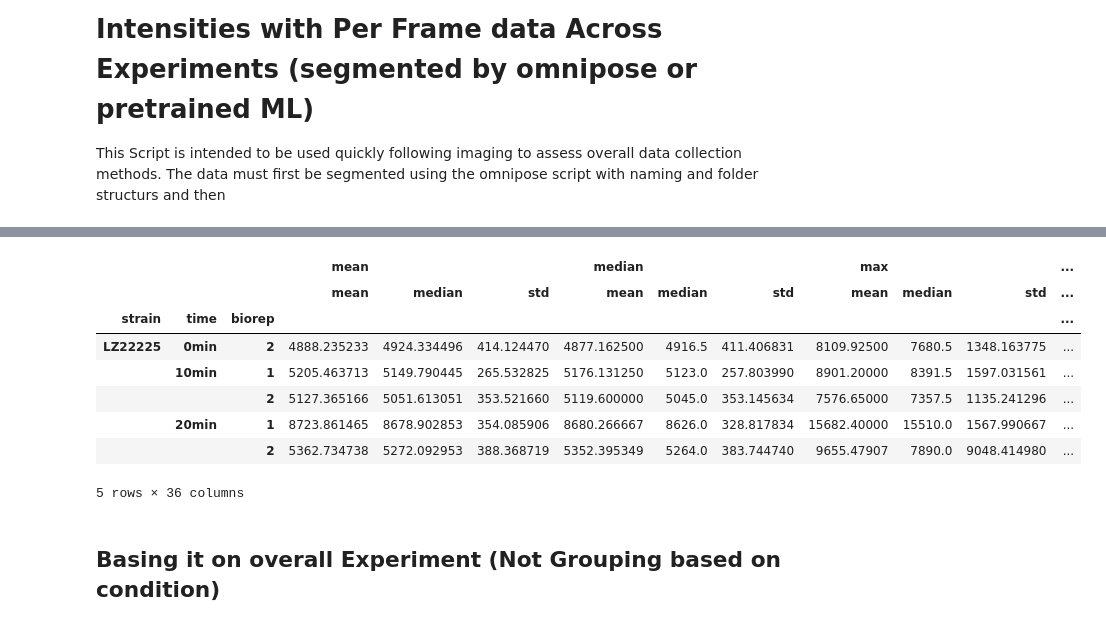
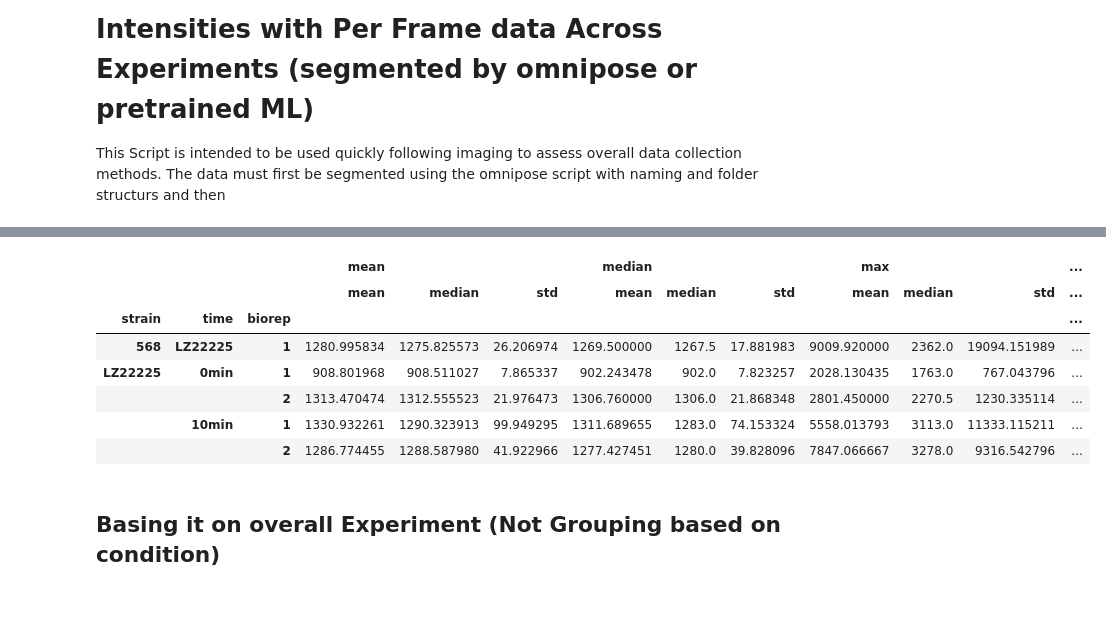
Before and after one commit to matttheodore/Image_Analysis, a Jupyter notebook: Python/Omnipose_Scripts/omni_background_and_cellintensity_analysis_for_QC.ipynb, the cells around one changed output, grey strips where cells are left out. Cells and saved outputs as stored; diff of their text form; code cells hidden in the pictures.

```diff
--- a/Python/Omnipose_Scripts/omni_background_and_cellintensity_analysis_for_QC.ipynb
+++ b/Python/Omnipose_Scripts/omni_background_and_cellintensity_analysis_for_QC.ipynb
@@ -5,3 +5,28 @@
 
 
 This Script is intended to be used quickly following imaging to assess overall data collection methods. The data must first be segmented using the omnipose script with naming and folder structurs and then
+# %%
+import pandas as pd
+
+# Load the datasets
+df_biorep1 = pd.read_csv(r"F:\Matthew Theodore_Microscopy\RNA Phages\FISH\568\568_Analyzed\df.csv")
+#df_biorep2 = pd.read_csv(r"C:\Users\mattt\Documents\Omni\image_post_omni_biorep2_curated\df_biorep2.csv")
+
+
+
+# Combine both datasets
+#combined_df = pd.concat([df_biorep1, df_biorep2], ignore_index=True)
+combined_df = df_biorep1
+
+# Displaying basic information about the dataset
+basic_info = combined_df.info()
+
+# Displaying the first few rows to understand the structure of the data
+first_few_rows = combined_df.head()
+
+# Displaying unique values for key columns to understand their distribution
+unique_values = {
+    column: combined_df[column].unique() for column in combined_df.columns
+}
+
+basic_info, first_few_rows, unique_values
@@ -8,38 +68,28 @@ This Script is intended to be used quickly following imaging to assess overall d
 # %%
-import pandas as pd
-
-# Load the datasets
-df_biorep1 = pd.read_csv(r"C:\Users\mattt\Documents\Omni\image_post_omni_biorep1_curated\df_biorep1.csv")
-df_biorep2 = pd.read_csv(r"C:\Users\mattt\Documents\Omni\image_post_omni_biorep2_curated\df_biorep2.csv")
-
-# Combine both datasets
-combined_df = pd.concat([df_biorep1, df_biorep2], ignore_index=True)
 
 # Filter for the FISH signal only
 fish_signal_df = combined_df[combined_df['signal'] == 'fish']
 
-# Display the first few rows to understand the structure of the data
-fish_signal_df.head()
-
-
 # Focusing on rows where image_type is 'background'
 background_data = fish_signal_df[fish_signal_df['image_type'] == 'background']
 
-# Grouping the data by strain, time, and bioreplicate
-grouped_background_data = background_data.groupby(['strain', 'time', 'biorep']).agg(['mean', 'median', 'std'])
+# Selecting only numeric columns for aggregation
+numeric_columns = ['mean', 'median', 'max', 'min', 'std_dev']
+
+# Grouping the data by strain, time, and bioreplicate and aggregating only the numeric columns
+grouped_background_data = background_data.groupby(['strain', 'time', 'biorep'])[numeric_columns].agg(['mean', 'median', 'std'])
 
 # Display the grouped data for analysis
 grouped_background_data.head()
 # %% [output]
 |  |  |  | mean |  |  | median |  |  | max |  |  | ... |
 |  |  |  | mean | median | std | mean | median | std | mean | median | std | ... |
 | strain | time | biorep |  |  |  |  |  |  |  |  |  | ... |
-| LZ22225 | 0min | 2 | 4888.235233 | 4924.334496 | 414.124470 | 4877.162500 | 4916.5 | 411.406831 | 8109.92500 | 7680.5 | 1348.163775 | ... |
-|  | 10min | 1 | 5205.463713 | 5149.790445 | 265.532825 | 5176.131250 | 5123.0 | 257.803990 | 8901.20000 | 8391.5 | 1597.031561 | ... |
-|  |  | 2 | 5127.365166 | 5051.613051 | 353.521660 | 5119.600000 | 5045.0 | 353.145634 | 7576.65000 | 7357.5 | 1135.241296 | ... |
-|  | 20min | 1 | 8723.861465 | 8678.902853 | 354.085906 | 8680.266667 | 8626.0 | 328.817834 | 15682.40000 | 15510.0 | 1567.990667 | ... |
-|  |  | 2 | 5362.734738 | 5272.092953 | 388.368719 | 5352.395349 | 5264.0 | 383.744740 | 9655.47907 | 7890.0 | 9048.414980 | ... |
+| 568 | LZ22225 | 1 | 1280.995834 | 1275.825573 | 26.206974 | 1269.500000 | 1267.5 | 17.881983 | 9009.920000 | 2362.0 | 19094.151989 | ... |
+| LZ22225 | 0min | 1 | 908.801968 | 908.511027 | 7.865337 | 902.243478 | 902.0 | 7.823257 | 2028.130435 | 1763.0 | 767.043796 | ... |
+|  |  | 2 | 1313.470474 | 1312.555523 | 21.976473 | 1306.760000 | 1306.0 | 21.868348 | 2801.450000 | 2270.5 | 1230.335114 | ... |
+|  | 10min | 1 | 1330.932261 | 1290.323913 | 99.949295 | 1311.689655 | 1283.0 | 74.153324 | 5558.013793 | 3113.0 | 11333.115211 | ... |
+|  |  | 2 | 1286.774455 | 1288.587980 | 41.922966 | 1277.427451 | 1280.0 | 39.828096 | 7847.066667 | 3278.0 | 9316.542796 | ... |
-5 rows × 36 columns
 # %% [markdown]
 ## Basing it on overall Experiment (Not Grouping based on condition)
 # %%
```
Also changed, not shown: parts of 8 cells of this notebook, 4 other files.
